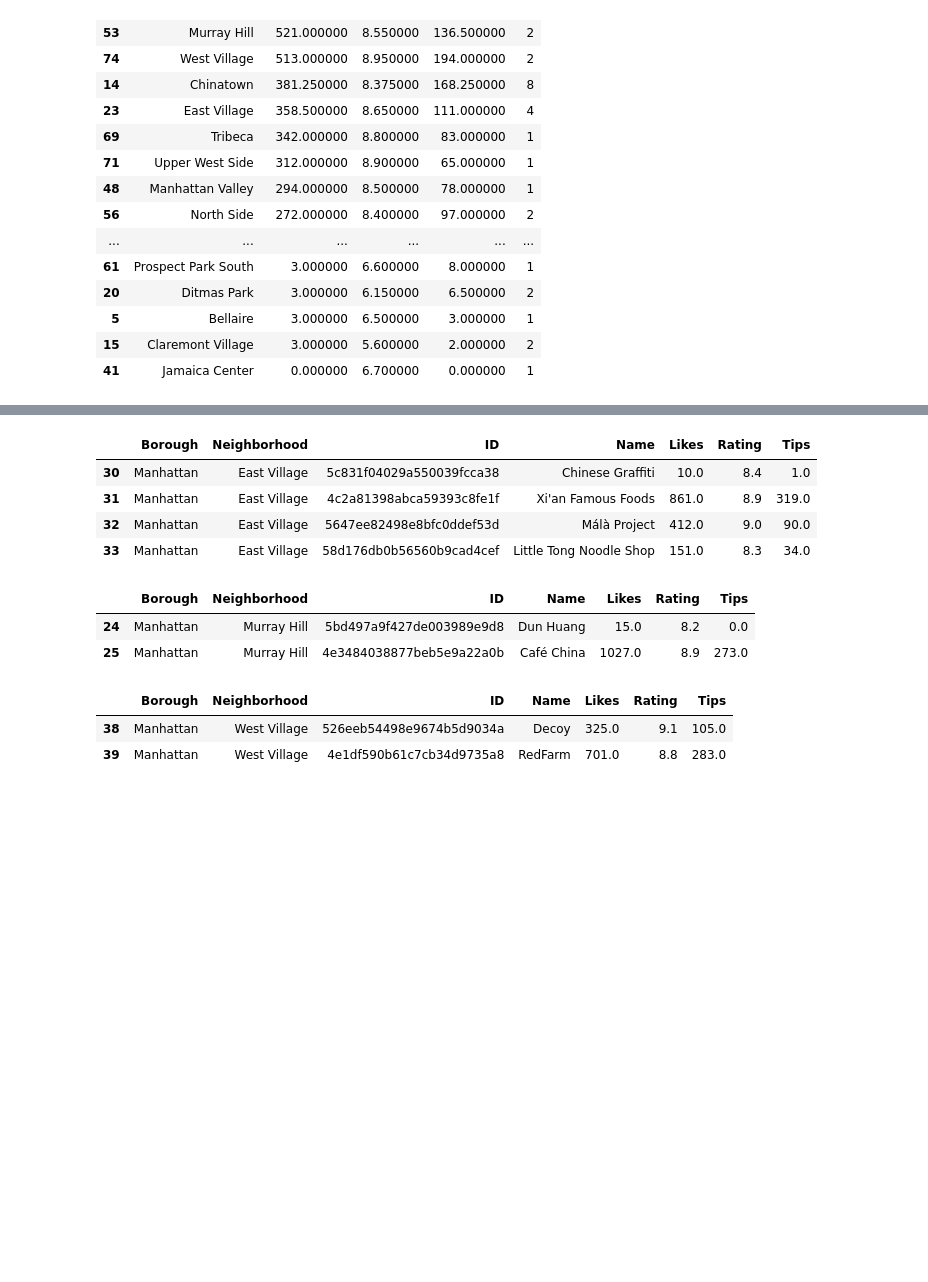
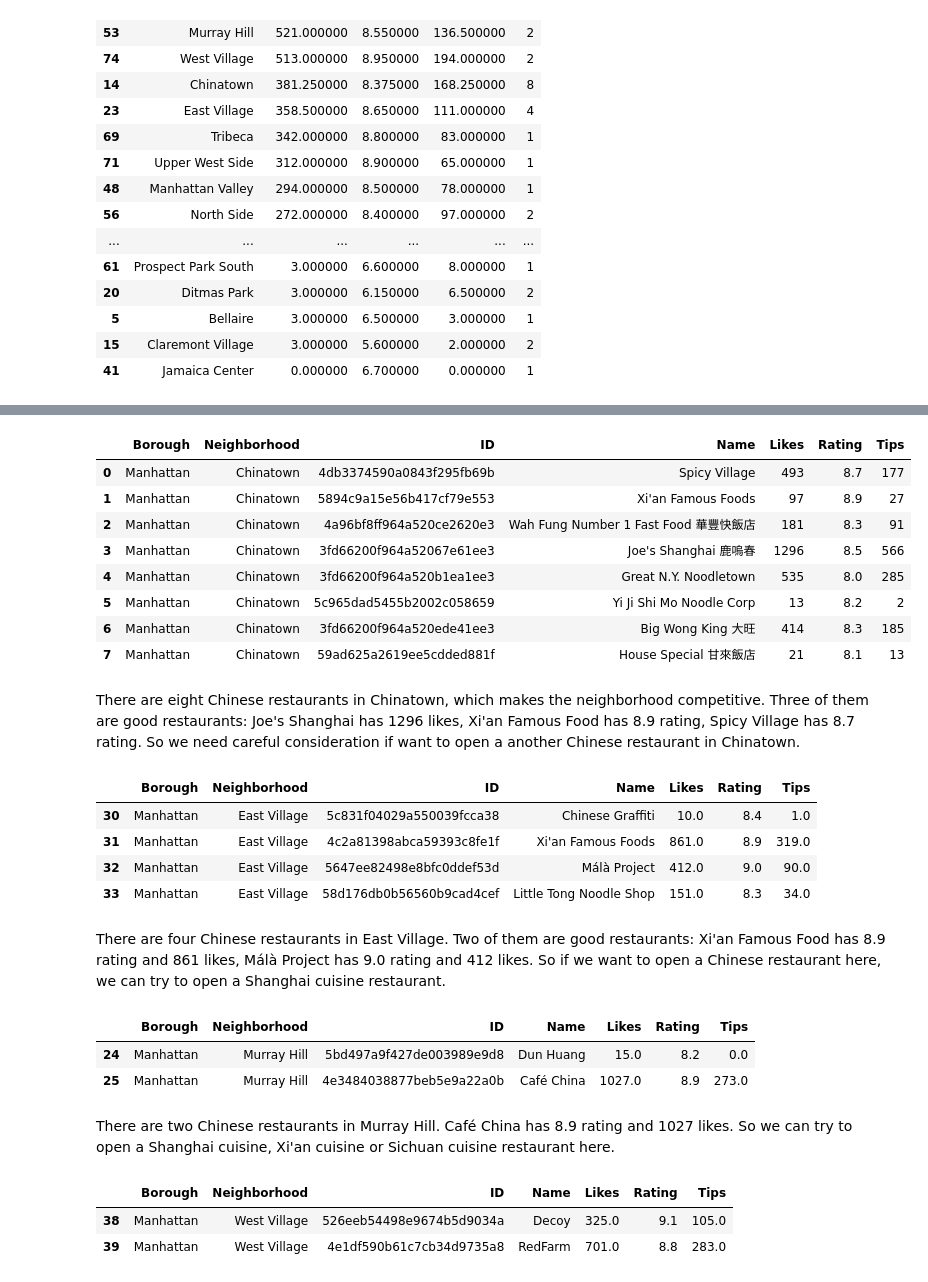
Before and after one commit to doneboat/Capstone-Project, a Jupyter notebook: Final_Project.ipynb, the cells around one changed output, grey strips where cells are left out. Cells and saved outputs as stored; diff of their text form; code cells hidden in the pictures; blank space fills up the shorter version.

```diff
--- a/Final_Project.ipynb
+++ b/Final_Project.ipynb
@@ -714,3 +764,17 @@ ny_neighborhood_stats.sort_values(['Likes','Tips','Rating'],ascending=False)
+# %%
+ny_stats_filtered[ny_stats_filtered['Neighborhood']=='Chinatown']
+# %% [output]
+|  | Borough | Neighborhood | ID | Name | Likes | Rating | Tips |
+| 0 | Manhattan | Chinatown | 4db3374590a0843f295fb69b | Spicy Village | 493 | 8.7 | 177 |
+| 1 | Manhattan | Chinatown | 5894c9a15e56b417cf79e553 | Xi'an Famous Foods | 97 | 8.9 | 27 |
+| 2 | Manhattan | Chinatown | 4a96bf8ff964a520ce2620e3 | Wah Fung Number 1 Fast Food 華豐快飯店 | 181 | 8.3 | 91 |
+| 3 | Manhattan | Chinatown | 3fd66200f964a52067e61ee3 | Joe's Shanghai 鹿嗚春 | 1296 | 8.5 | 566 |
+| 4 | Manhattan | Chinatown | 3fd66200f964a520b1ea1ee3 | Great N.Y. Noodletown | 535 | 8.0 | 285 |
+| 5 | Manhattan | Chinatown | 5c965dad5455b2002c058659 | Yi Ji Shi Mo Noodle Corp | 13 | 8.2 | 2 |
+| 6 | Manhattan | Chinatown | 3fd66200f964a520ede41ee3 | Big Wong King 大旺 | 414 | 8.3 | 185 |
+| 7 | Manhattan | Chinatown | 59ad625a2619ee5cdded881f | House Special 甘來飯店 | 21 | 8.1 | 13 |
+# %% [markdown]
+There are eight Chinese restaurants in Chinatown, which makes the neighborhood competitive. Three of them are good restaurants: Joe's Shanghai has 1296 likes, Xi'an Famous Food has 8.9 rating, Spicy Village has 8.7 rating. So we need careful consideration if want to open a another Chinese restaurant in Chinatown.
 # %%
 ny_stats_filtered[ny_stats_filtered['Neighborhood']=='East Village']
 # %% [output]
@@ -719,12 +783,16 @@ ny_stats_filtered[ny_stats_filtered['Neighborhood']=='East Village']
 | 31 | Manhattan | East Village | 4c2a81398abca59393c8fe1f | Xi'an Famous Foods | 861.0 | 8.9 | 319.0 |
 | 32 | Manhattan | East Village | 5647ee82498e8bfc0ddef53d | Málà Project | 412.0 | 9.0 | 90.0 |
 | 33 | Manhattan | East Village | 58d176db0b56560b9cad4cef | Little Tong Noodle Shop | 151.0 | 8.3 | 34.0 |
+# %% [markdown]
+There are four Chinese restaurants in East Village. Two of them are good restaurants: Xi'an Famous Food has 8.9 rating and 861 likes, Málà Project has 9.0 rating and 412 likes. So if we want to open a Chinese restaurant here, we can try to open a Shanghai cuisine restaurant.
 # %%
 ny_stats_filtered[ny_stats_filtered['Neighborhood']=='Murray Hill']
 # %% [output]
 |  | Borough | Neighborhood | ID | Name | Likes | Rating | Tips |
 | 24 | Manhattan | Murray Hill | 5bd497a9f427de003989e9d8 | Dun Huang | 15.0 | 8.2 | 0.0 |
 | 25 | Manhattan | Murray Hill | 4e3484038877beb5e9a22a0b | Café China | 1027.0 | 8.9 | 273.0 |
+# %% [markdown]
+There are two Chinese restaurants in Murray Hill. Café China has 8.9 rating and 1027 likes. So we can try to open a Shanghai cuisine, Xi'an cuisine or Sichuan cuisine restaurant here.
 # %%
 ny_stats_filtered[ny_stats_filtered['Neighborhood']=='West Village']
 # %% [output]
```
Also changed, not shown: parts of 19 cells of this notebook.
